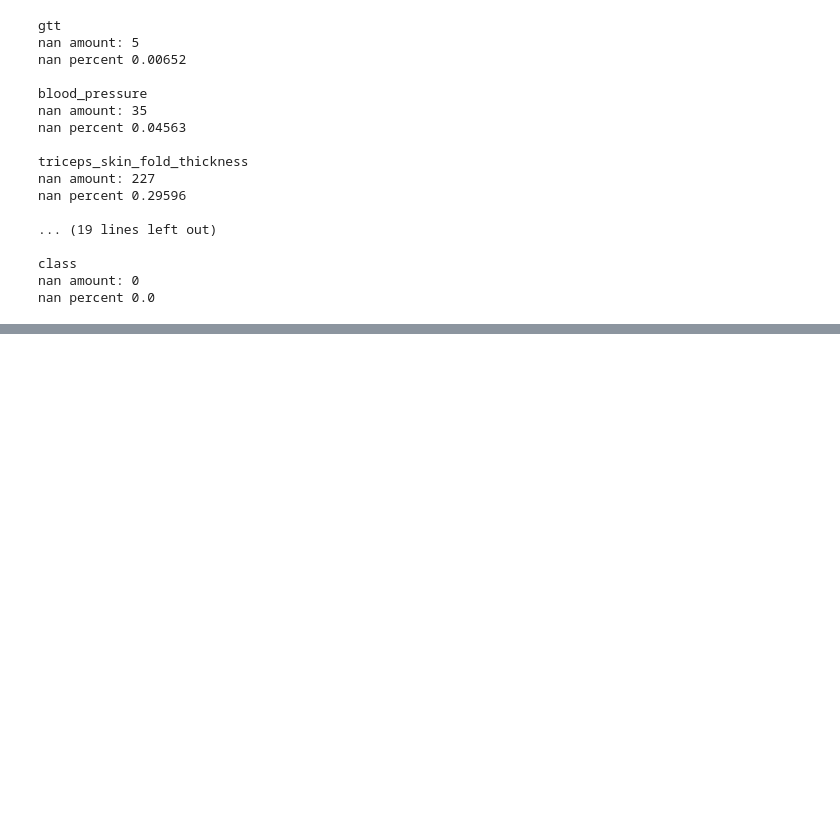
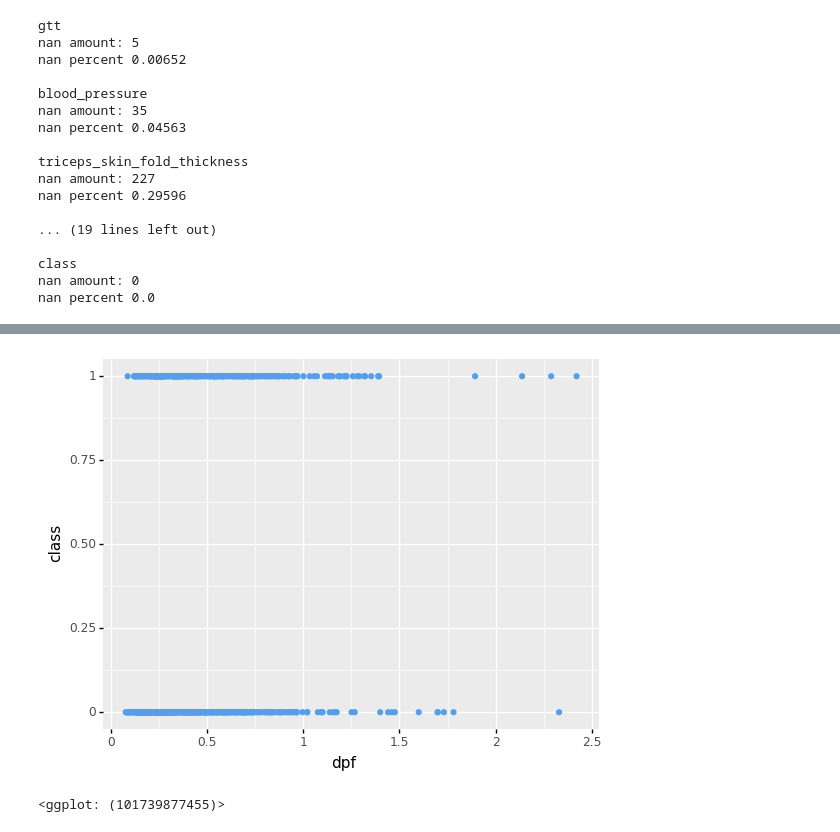
Before and after one commit to alexschillingfhnw/daw, a Jupyter notebook: Diabetes.ipynb, the cells around one changed output, grey strips where cells are left out. Cells and saved outputs as stored; diff of their text form; code cells hidden in the pictures; blank space fills up the shorter version.

```diff
--- a/Diabetes.ipynb
+++ b/Diabetes.ipynb
@@ -391,0 +431,7 @@ df
+# %%
+(ggplot(data_r, aes(x='dpf', y='class'))
+ + geom_point(color='#509FF0')
+)
+# %% [output]
+[figure, added]
+<ggplot: (101739877455)>
```
Also changed, not shown: parts of 33 cells of this notebook.
